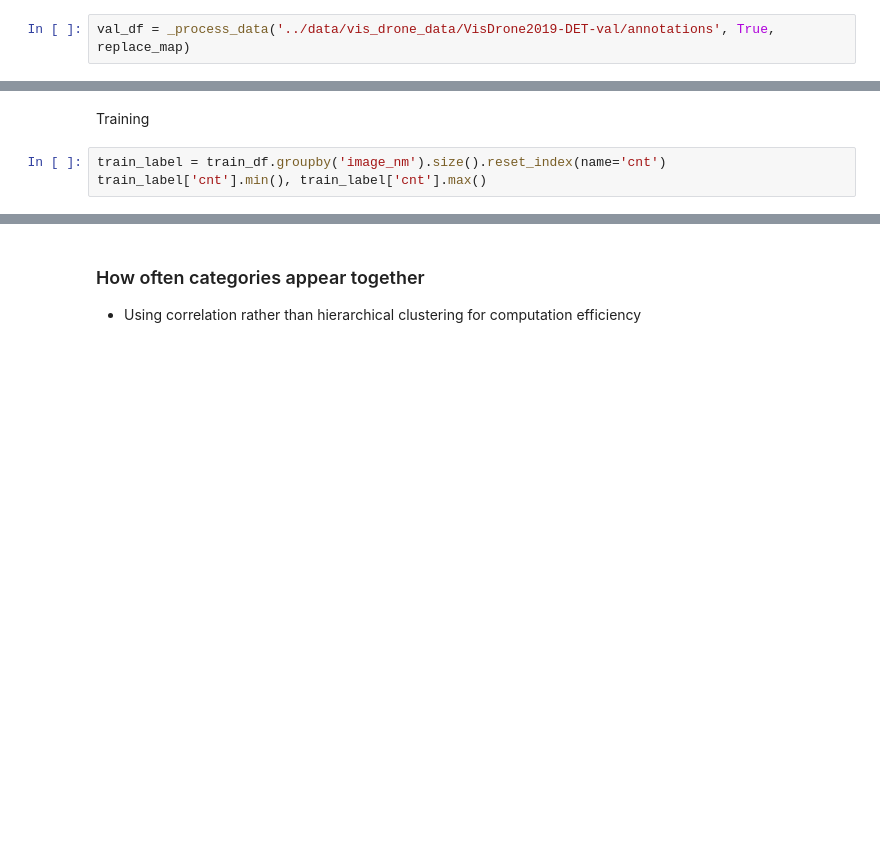
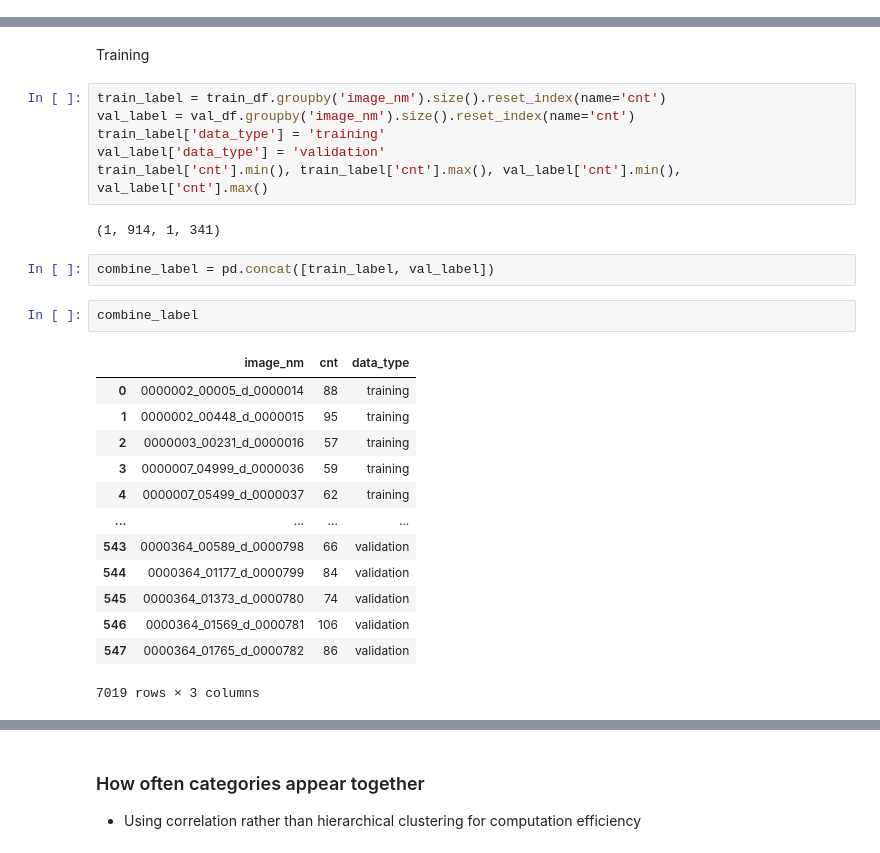
Before and after one commit to andersonvc/gtuav, a Jupyter notebook: notebooks/EDA.ipynb, the cells around one changed output, grey strips where cells are left out. Saved outputs shown, nothing was run; the diff lists cells and outputs as text; blank space fills up the shorter version.

```diff
--- a/notebooks/EDA.ipynb
+++ b/notebooks/EDA.ipynb
@@ -121,2 +135,0 @@ train_sizes.hvplot.scatter(x='height', y='width', size='count', xlim=(0,1600), y
-# %%
-val_df = _process_data('../data/vis_drone_data/VisDrone2019-DET-val/annotations', True, replace_map)
@@ -263,5 +185,28 @@ len(test_df[~test_df['object_category'].isin(['ignored regions', 'others'])])
 Training
 # %%
 train_label = train_df.groupby('image_nm').size().reset_index(name='cnt')
-train_label['cnt'].min(), train_label['cnt'].max()
+val_label = val_df.groupby('image_nm').size().reset_index(name='cnt')
+train_label['data_type'] = 'training'
+val_label['data_type'] = 'validation'
+train_label['cnt'].min(), train_label['cnt'].max(), val_label['cnt'].min(), val_label['cnt'].max()
+# %% [output]
+(1, 914, 1, 341)
+# %%
+combine_label = pd.concat([train_label, val_label])
+# %%
+combine_label
+# %% [output]
+|  | image_nm | cnt | data_type |
+| 0 | 0000002_00005_d_0000014 | 88 | training |
+| 1 | 0000002_00448_d_0000015 | 95 | training |
+| 2 | 0000003_00231_d_0000016 | 57 | training |
+| 3 | 0000007_04999_d_0000036 | 59 | training |
+| 4 | 0000007_05499_d_0000037 | 62 | training |
+| ... | ... | ... | ... |
+| 543 | 0000364_00589_d_0000798 | 66 | validation |
+| 544 | 0000364_01177_d_0000799 | 84 | validation |
+| 545 | 0000364_01373_d_0000780 | 74 | validation |
+| 546 | 0000364_01569_d_0000781 | 106 | validation |
+| 547 | 0000364_01765_d_0000782 | 86 | validation |
+7019 rows × 3 columns
 # %%
```
Also changed, not shown: parts of 43 cells of this notebook, 12 other files.
